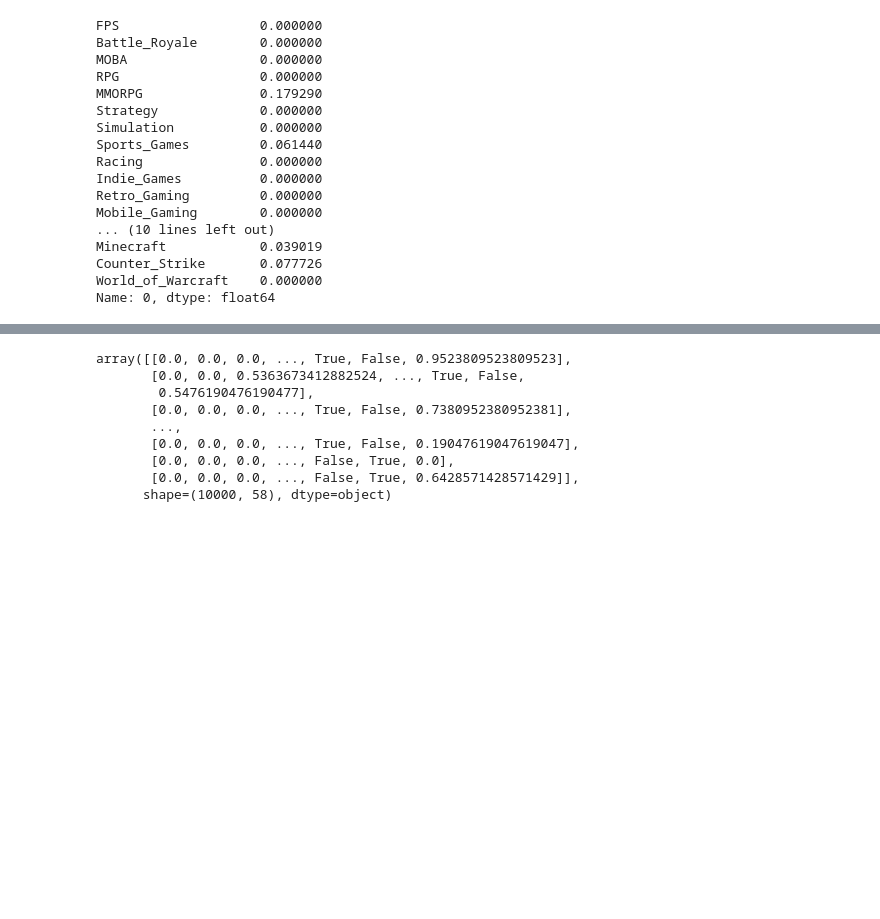
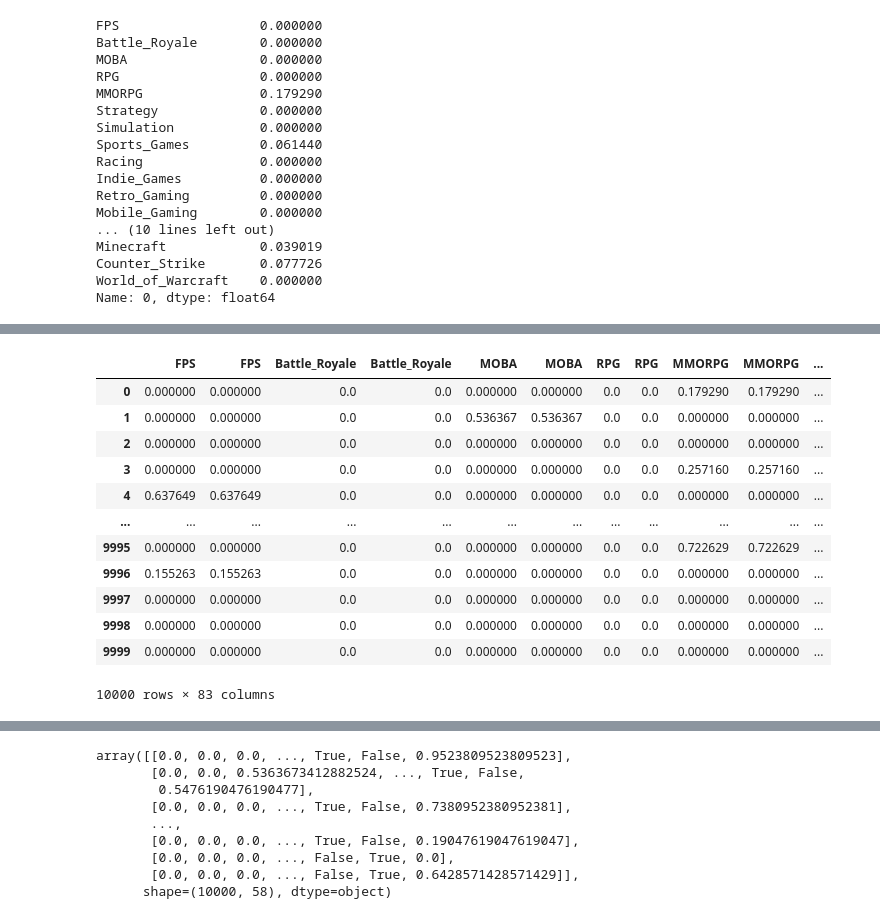
Before and after one commit to Allanvtr/ads-recommendation-system, a Jupyter notebook: notebook/01_prototipo_modelo_simples.ipynb, the cells around one changed output, grey strips where cells are left out. Cells and saved outputs as stored; diff of their text form; code cells hidden in the pictures; blank space fills up the shorter version.

```diff
--- a/notebook/01_exploracao.ipynb
+++ b/notebook/01_prototipo_modelo_simples.ipynb
@@ -367,0 +349,16 @@ FINAL_FEATURE_COLUMNS = (
+# %%
+users[FINAL_FEATURE_COLUMNS]
+# %% [output]
+|  | FPS | FPS | Battle_Royale | Battle_Royale | MOBA | MOBA | RPG | RPG | MMORPG | MMORPG | ... |
+| 0 | 0.000000 | 0.000000 | 0.0 | 0.0 | 0.000000 | 0.000000 | 0.0 | 0.0 | 0.179290 | 0.179290 | ... |
+| 1 | 0.000000 | 0.000000 | 0.0 | 0.0 | 0.536367 | 0.536367 | 0.0 | 0.0 | 0.000000 | 0.000000 | ... |
+| 2 | 0.000000 | 0.000000 | 0.0 | 0.0 | 0.000000 | 0.000000 | 0.0 | 0.0 | 0.000000 | 0.000000 | ... |
+| 3 | 0.000000 | 0.000000 | 0.0 | 0.0 | 0.000000 | 0.000000 | 0.0 | 0.0 | 0.257160 | 0.257160 | ... |
+| 4 | 0.637649 | 0.637649 | 0.0 | 0.0 | 0.000000 | 0.000000 | 0.0 | 0.0 | 0.000000 | 0.000000 | ... |
+| ... | ... | ... | ... | ... | ... | ... | ... | ... | ... | ... | ... |
+| 9995 | 0.000000 | 0.000000 | 0.0 | 0.0 | 0.000000 | 0.000000 | 0.0 | 0.0 | 0.722629 | 0.722629 | ... |
+| 9996 | 0.155263 | 0.155263 | 0.0 | 0.0 | 0.000000 | 0.000000 | 0.0 | 0.0 | 0.000000 | 0.000000 | ... |
+| 9997 | 0.000000 | 0.000000 | 0.0 | 0.0 | 0.000000 | 0.000000 | 0.0 | 0.0 | 0.000000 | 0.000000 | ... |
+| 9998 | 0.000000 | 0.000000 | 0.0 | 0.0 | 0.000000 | 0.000000 | 0.0 | 0.0 | 0.000000 | 0.000000 | ... |
+| 9999 | 0.000000 | 0.000000 | 0.0 | 0.0 | 0.000000 | 0.000000 | 0.0 | 0.0 | 0.000000 | 0.000000 | ... |
+10000 rows × 83 columns
```
Also changed, not shown: parts of 13 cells of this notebook.
